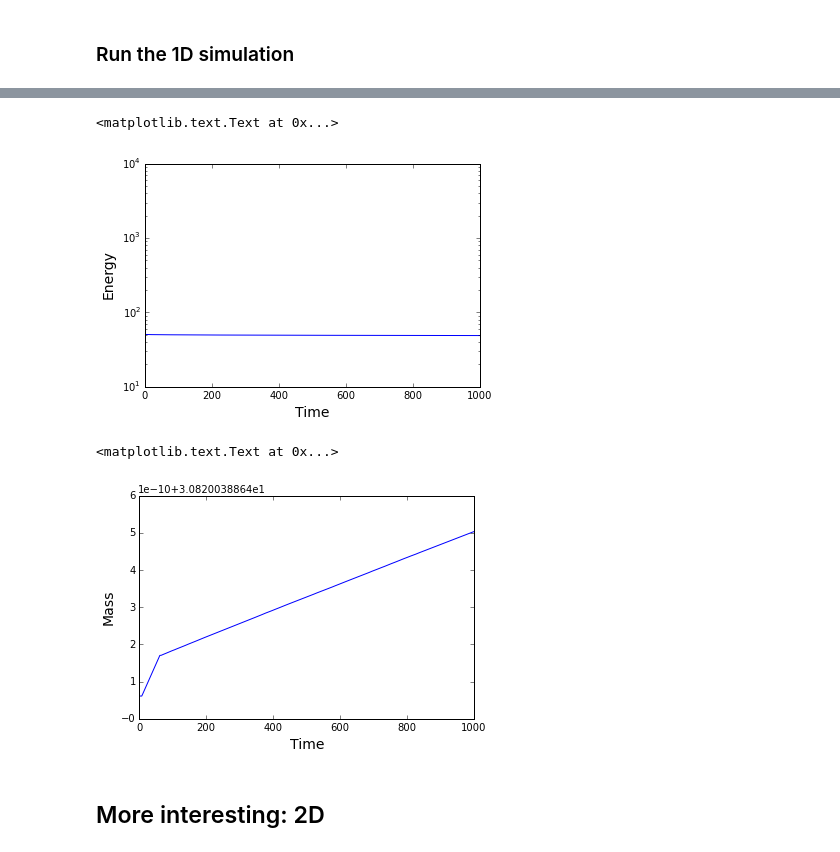
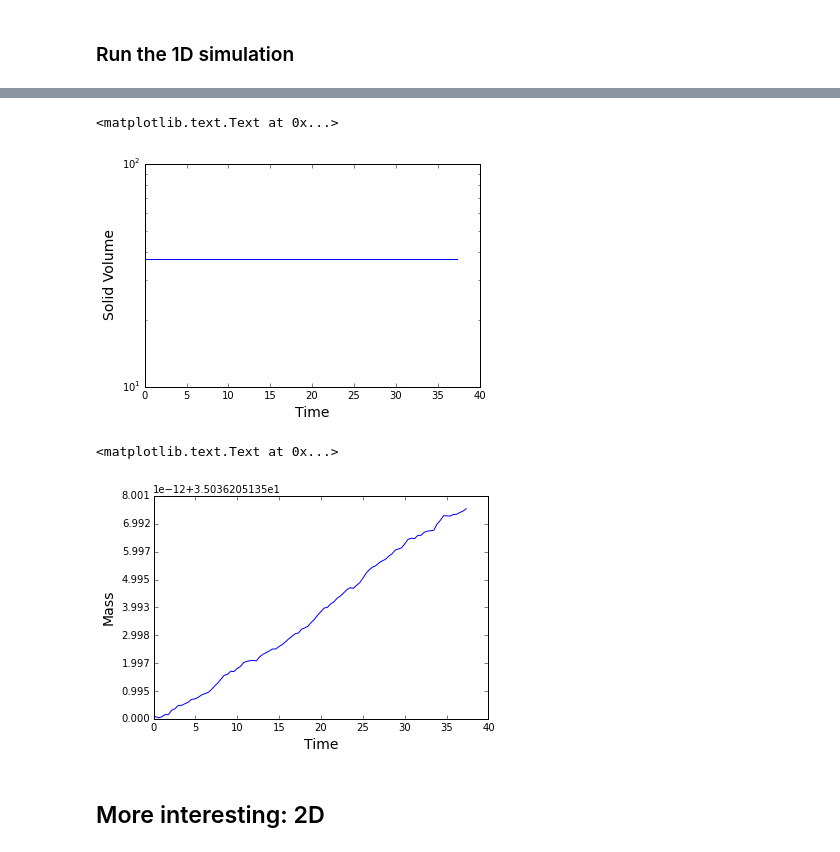
Before and after one commit to tkphd/KKS-binary-solidification, a Jupyter notebook: FiPy-KKS.ipynb, the cells around one changed output, grey strips where cells are left out. Drawn from its saved outputs; the diff is of its cells as text; code cells hidden in the pictures.

```diff
--- a/FiPy-KKS.ipynb
+++ b/FiPy-KKS.ipynb
@@ -465,7 +476,7 @@ def evolveInTime(phase, conc, Cs, Cl, viewer, \
 # %%
 # Spatial parameters
 dx1 = 0.075    # mesh resolution
-nx1 = 75 / dx1 # domain size
+nx1 = 1000 # domain size
 
 # 1D Grid
 mesh1D = Grid1D(nx=nx1, dx=dx1)
@@ -511,15 +522,15 @@ CFL1 = 250.
 dtLimit1 = CFL1 * dx1**2 / epsSq
 print 'timestep limited to ', dtLimit1
 
-elapsedTime1 = 0.
 currentStep1 = Variable(0) # Variables are mutable and passed by reference, integers are not.
 
-solver1 = Solver()
+solver1 = Solver(tolerance=1.0e-12)
 
-energyHistory1 = []
+totalTime1 = [0]
+solidHistory1 = []
 massHistory1 = []
 
-energyHistory1.append( (np.array(phase1.globalValue) > 0.5).sum() * dV1 )
+solidHistory1.append( (np.array(phase1.globalValue) > 0.5).sum() * dV1 )
 massHistory1.append( (np.array(conc1.globalValue)).sum() * dV1 )
 # %% [output]
 timestep limited to  1.125
@@ -542,18 +553,18 @@ Wall time: 1h 52min
 <matplotlib.figure.Figure at 0x...>
 # %%
-plt.semilogy(energyHistory1 - 1.01*np.min(energyHistory1))
+plt.semilogy(totalTime1, solidHistory1)
 plt.xlabel('Time', fontsize=14)
-plt.ylabel('Energy', fontsize=14)
+plt.ylabel('Solid Volume', fontsize=14)
 # %% [output]
 <matplotlib.text.Text at 0x...>
-[figure, old version]
+[figure, new version]
 # %%
-plt.plot(massHistory1)
+plt.plot(totalTime1, massHistory1)
 plt.xlabel('Time', fontsize=14)
 plt.ylabel('Mass', fontsize=14)
 # %% [output]
 <matplotlib.text.Text at 0x...>
-[figure, old version]
+[figure, new version]
 # %% [markdown]
 ## More interesting: 2D
 # %% [markdown]
```
Also changed, not shown: parts of 20 cells of this notebook, 1 other file.
